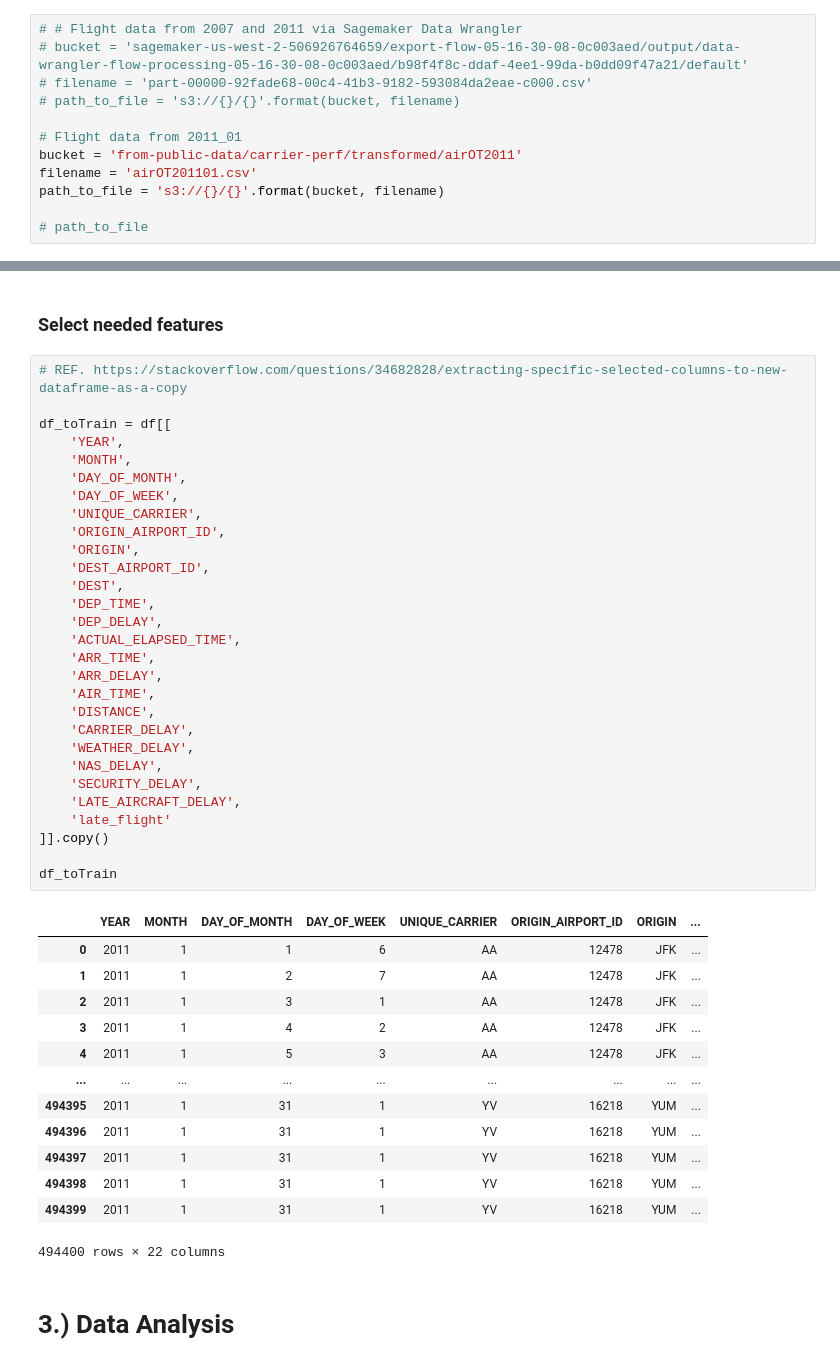
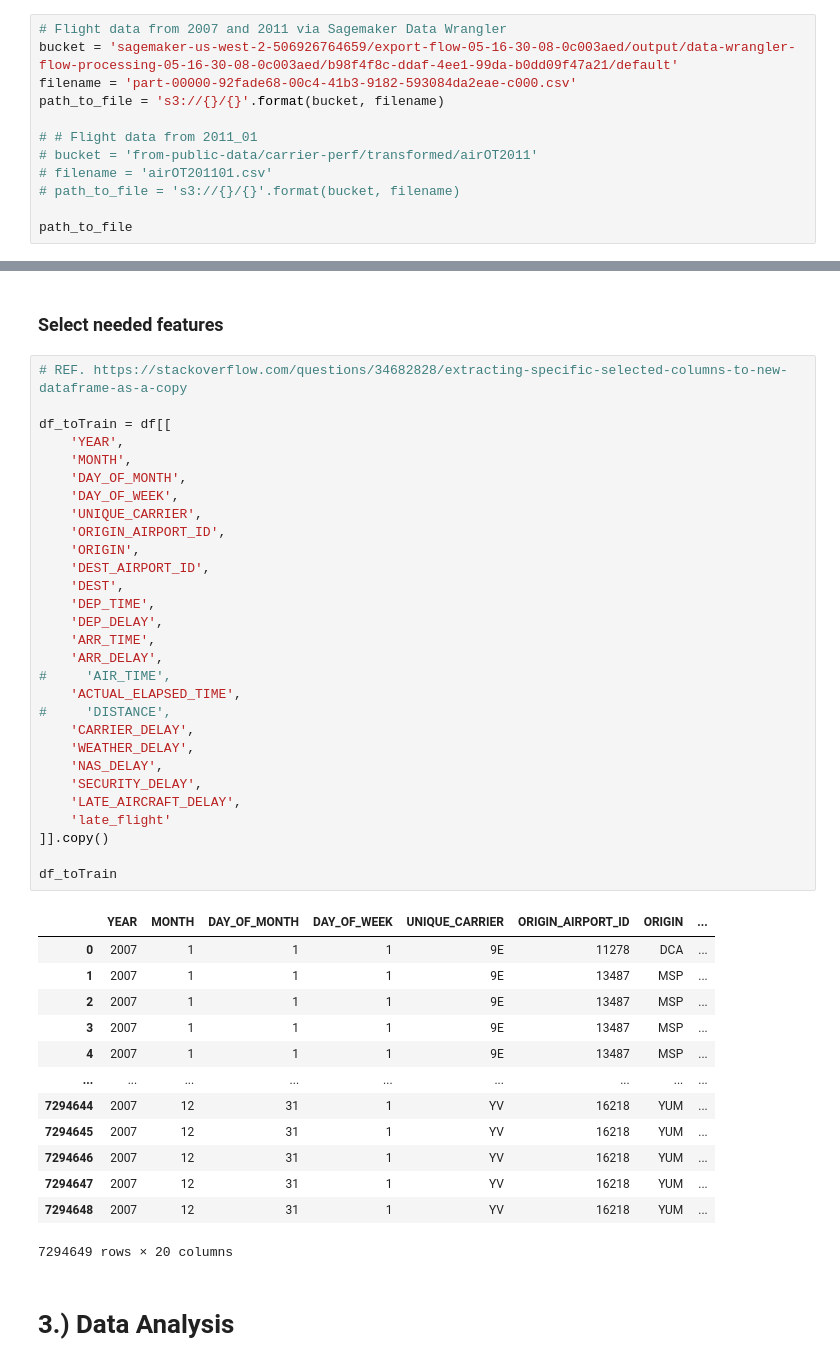
Before and after one commit to rtheman/sages, a Jupyter notebook: Flights_Delay_classification/2_Train_Model_pycaret_v1.ipynb, the cells around one changed output, grey strips where cells are left out. Drawn from its saved outputs; the diff is of its cells as text.

```diff
--- a/Flights_Delay_classification/2_Train_Model_pycaret_v1.ipynb
+++ b/Flights_Delay_classification/2_Train_Model_pycaret_v1.ipynb
@@ -22,14 +28,14 @@ arn:aws:iam::506926764659:role/service-role/AmazonSageMaker-ExecutionRole-202105
 # %% [markdown]
 ## S3 parameters
 # %%
-# # Flight data from 2007 and 2011 via Sagemaker Data Wrangler
-# bucket = 'sagemaker-us-west-2-506926764659/export-flow-05-16-30-08-0c003aed/output/data-wrangler-flow-processing-05-16-30-08-0c003aed/b98f4f8c-ddaf-4ee1-99da-b0dd09f47a21/default'
-# filename = 'part-00000-92fade68-00c4-41b3-9182-593084da2eae-c000.csv'
+# Flight data from 2007 and 2011 via Sagemaker Data Wrangler
+bucket = 'sagemaker-us-west-2-506926764659/export-flow-05-16-30-08-0c003aed/output/data-wrangler-flow-processing-05-16-30-08-0c003aed/b98f4f8c-ddaf-4ee1-99da-b0dd09f47a21/default'
+filename = 'part-00000-92fade68-00c4-41b3-9182-593084da2eae-c000.csv'
+path_to_file = 's3://{}/{}'.format(bucket, filename)
+
+# # Flight data from 2011_01
+# bucket = 'from-public-data/carrier-perf/transformed/airOT2011'
+# filename = 'airOT201101.csv'
 # path_to_file = 's3://{}/{}'.format(bucket, filename)
 
-# Flight data from 2011_01
-bucket = 'from-public-data/carrier-perf/transformed/airOT2011'
-filename = 'airOT201101.csv'
-path_to_file = 's3://{}/{}'.format(bucket, filename)
-
-# path_to_file
+path_to_file
@@ -97,45 +91,45 @@ df
 # %%
 # REF. https://stackoverflow.com/questions/34682828/extracting-specific-selected-columns-to-new-dataframe-as-a-copy
 
 df_toTrain = df[[
     'YEAR',
     'MONTH',
     'DAY_OF_MONTH',
     'DAY_OF_WEEK',
     'UNIQUE_CARRIER',
     'ORIGIN_AIRPORT_ID',
     'ORIGIN',
     'DEST_AIRPORT_ID',
     'DEST',
     'DEP_TIME',
     'DEP_DELAY',
-    'ACTUAL_ELAPSED_TIME',
     'ARR_TIME',
     'ARR_DELAY',
-    'AIR_TIME',
-    'DISTANCE',
+#     'AIR_TIME',
+    'ACTUAL_ELAPSED_TIME',
+#     'DISTANCE',
     'CARRIER_DELAY',
     'WEATHER_DELAY',
     'NAS_DELAY',
     'SECURITY_DELAY',
     'LATE_AIRCRAFT_DELAY',
     'late_flight'
 ]].copy()
 
 df_toTrain
 # %% [output]
 |  | YEAR | MONTH | DAY_OF_MONTH | DAY_OF_WEEK | UNIQUE_CARRIER | ORIGIN_AIRPORT_ID | ORIGIN | ... |
-| 0 | 2011 | 1 | 1 | 6 | AA | 12478 | JFK | ... |
-| 1 | 2011 | 1 | 2 | 7 | AA | 12478 | JFK | ... |
-| 2 | 2011 | 1 | 3 | 1 | AA | 12478 | JFK | ... |
-| 3 | 2011 | 1 | 4 | 2 | AA | 12478 | JFK | ... |
-| 4 | 2011 | 1 | 5 | 3 | AA | 12478 | JFK | ... |
+| 0 | 2007 | 1 | 1 | 1 | 9E | 11278 | DCA | ... |
+| 1 | 2007 | 1 | 1 | 1 | 9E | 13487 | MSP | ... |
+| 2 | 2007 | 1 | 1 | 1 | 9E | 13487 | MSP | ... |
+| 3 | 2007 | 1 | 1 | 1 | 9E | 13487 | MSP | ... |
+| 4 | 2007 | 1 | 1 | 1 | 9E | 13487 | MSP | ... |
 | ... | ... | ... | ... | ... | ... | ... | ... | ... |
-| 494395 | 2011 | 1 | 31 | 1 | YV | 16218 | YUM | ... |
-| 494396 | 2011 | 1 | 31 | 1 | YV | 16218 | YUM | ... |
-| 494397 | 2011 | 1 | 31 | 1 | YV | 16218 | YUM | ... |
-| 494398 | 2011 | 1 | 31 | 1 | YV | 16218 | YUM | ... |
-| 494399 | 2011 | 1 | 31 | 1 | YV | 16218 | YUM | ... |
+| 7294644 | 2007 | 12 | 31 | 1 | YV | 16218 | YUM | ... |
+| 7294645 | 2007 | 12 | 31 | 1 | YV | 16218 | YUM | ... |
+| 7294646 | 2007 | 12 | 31 | 1 | YV | 16218 | YUM | ... |
+| 7294647 | 2007 | 12 | 31 | 1 | YV | 16218 | YUM | ... |
+| 7294648 | 2007 | 12 | 31 | 1 | YV | 16218 | YUM | ... |
-494400 rows × 22 columns
+7294649 rows × 20 columns
 # %% [markdown]
 # 3.) Data Analysis
```
Also changed, not shown: parts of 16 cells of this notebook.
